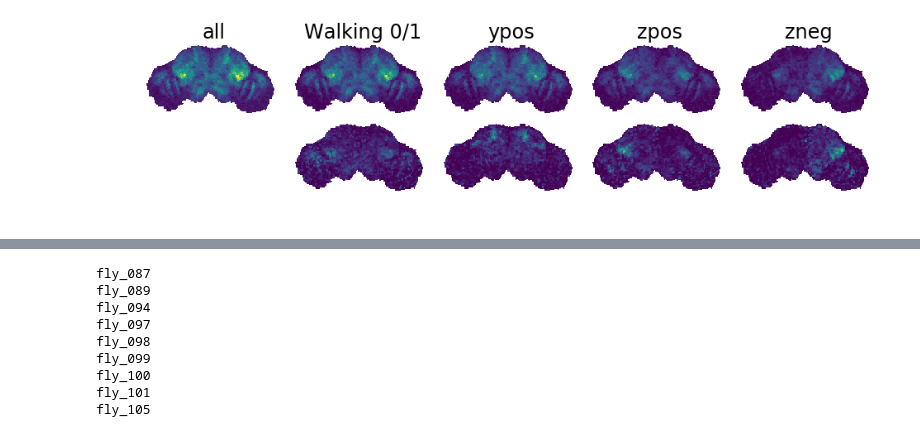
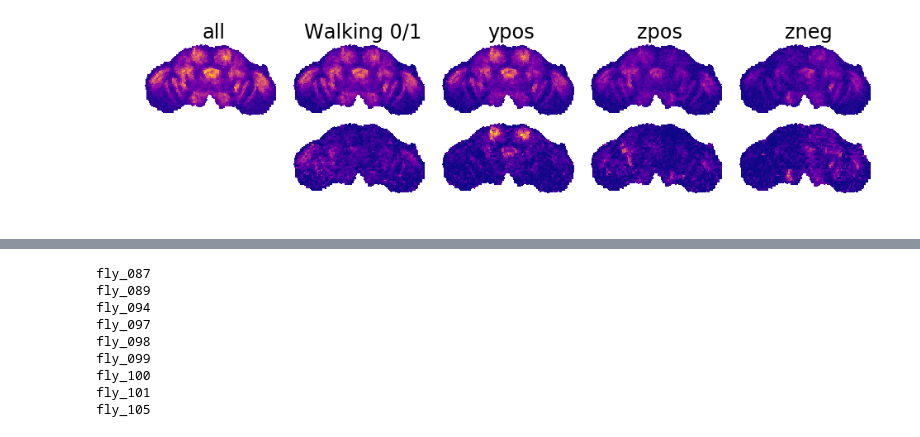
Before and after one commit to bellabrez/bigbadbrain, a Jupyter notebook: jupyter_notebooks/20210208 - view inst unique glm results.ipynb, the cells around one changed output, grey strips where cells are left out. Cells and saved outputs as stored; diff of their text form; code cells hidden in the pictures.

```diff
--- a/jupyter_notebooks/20210208 - view inst unique glm results.ipynb
+++ b/jupyter_notebooks/20210208 - view inst unique glm results.ipynb
@@ -124,10 +124,10 @@ def plot_panel(ax, z, scores1, scores2=None, title=None):
         ax.set_title(title)
 # %%
 fig = plt.figure(figsize=(10,10))
-cmap = 'viridis'
+cmap = 'plasma'#'viridis'
 vmin=0
 vmax=.2
-z=13
+z=18
 #z='all'
 
 ax = fig.add_axes([0,0,.25,.25])
@@ -145,31 +145,32 @@ plot_panel(ax, z, scores1='scores_ypos', scores2=None, title='ypos')
 
 ax = fig.add_axes([.75,0,.25,.25])
 plot_panel(ax, z, scores1='scores_zpos', scores2=None, title='zpos')
 
 ax = fig.add_axes([1,0,.25,.25])
 plot_panel(ax, z, scores1='scores_zneg', scores2=None, title='zneg')
 
 ##############
 ### UNIQUE ###
 ##############
 vmin=0
 vmax=.04
+cmap = 'plasma'#'viridis'
 
 ax = fig.add_axes([.25,-.13,.25,.25])
 plot_panel(ax, z, scores1='scores_all', scores2='scores_walking_unique')
 
 ax = fig.add_axes([.5,-.13,.25,.25])
 plot_panel(ax, z, scores1='scores_all', scores2='scores_ypos_unique')
 
 ax = fig.add_axes([.75,-.13,.25,.25])
 plot_panel(ax, z, scores1='scores_all', scores2='scores_zpos_unique')
 
 ax = fig.add_axes([1,-.13,.25,.25])
 plot_panel(ax, z, scores1='scores_all', scores2='scores_zneg_unique')
 
 save_path = '/oak/stanford/groups/trc/data/Brezovec/2P_Imaging/figs'
 timestr = time.strftime("%Y%m%d-%H%M%S")
 fname = os.path.join(save_path, f'{timestr}')
 #plt.savefig(fname,dpi=300,bbox_inches='tight')
 # %% [output]
-[figure, old version]
+[figure, new version]
```
Also changed, not shown: parts of 4 cells of this notebook, 6 other files.
